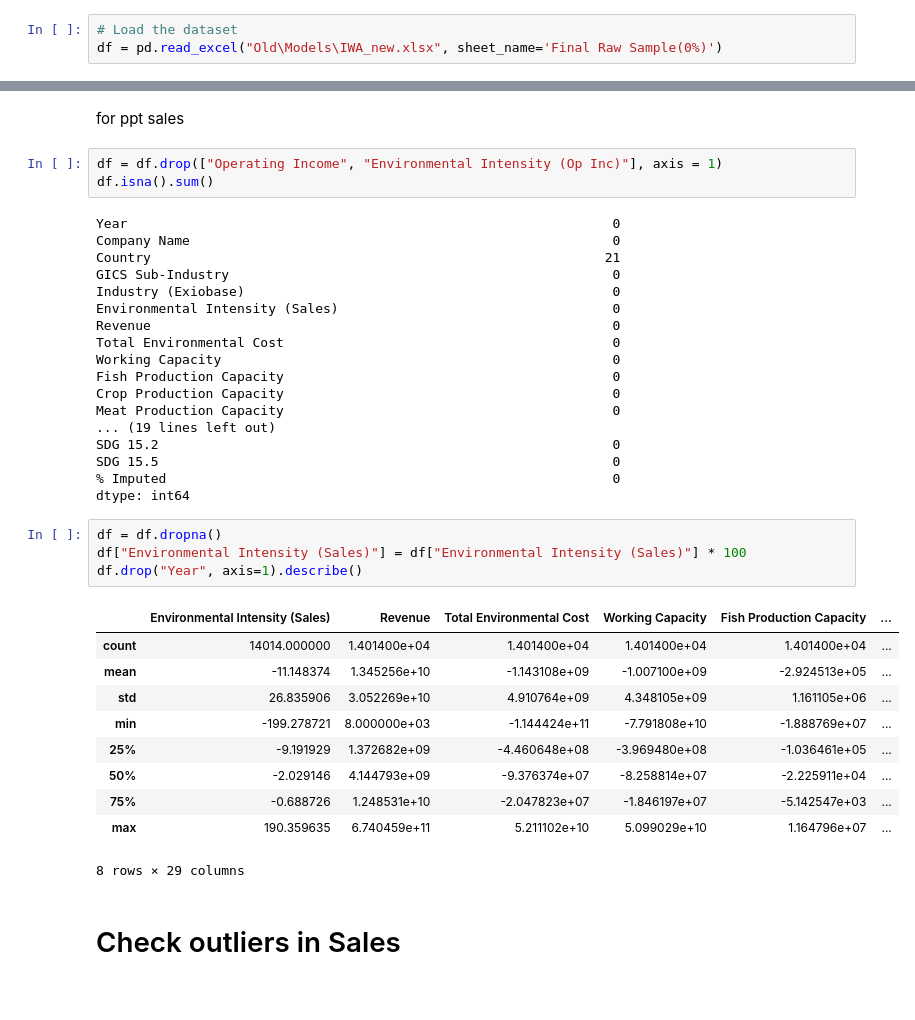
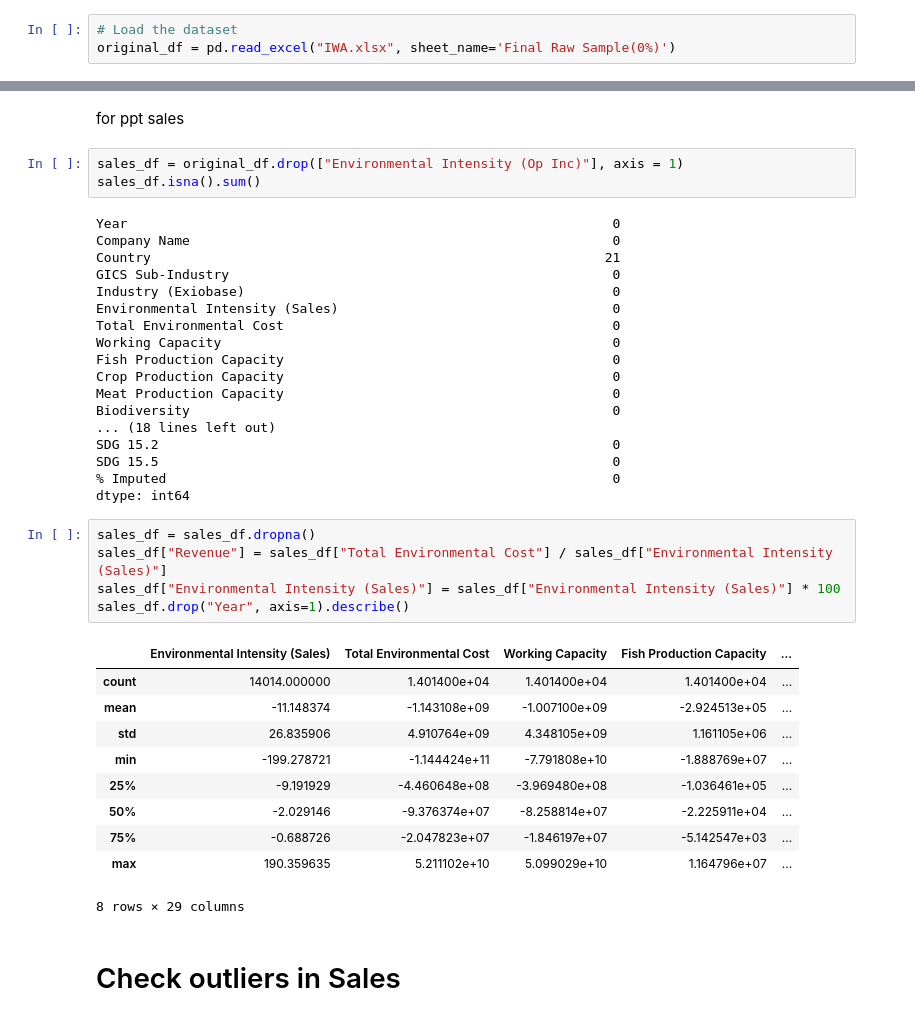
Before and after one commit to yummypugs/SPM-Project-Harvard, a Jupyter notebook: 1.0 Data Cleaning and Preprocessing.ipynb, the cells around one changed output, grey strips where cells are left out. Cells and saved outputs as stored; diff of their text form.

```diff
--- a/1.0 Data Cleaning and Preprocessing.ipynb
+++ b/1.0 Data Cleaning and Preprocessing.ipynb
@@ -7,5 +7,5 @@ import numpy as np
 # Import the Excel
 # %%
 # Load the dataset
-df = pd.read_excel("Old\Models\IWA_new.xlsx", sheet_name='Final Raw Sample(0%)')
+original_df = pd.read_excel("IWA.xlsx", sheet_name='Final Raw Sample(0%)')
 # %%
@@ -51,8 +51,8 @@ dtype: int64
 # %% [markdown]
 for ppt sales
 # %%
-df = df.drop(["Operating Income", "Environmental Intensity (Op Inc)"], axis = 1)
-df.isna().sum()
+sales_df = original_df.drop(["Environmental Intensity (Op Inc)"], axis = 1)
+sales_df.isna().sum()
 # %% [output]
 Year                                                              0
 Company Name                                                      0
@@ -60,31 +60,32 @@ Country                                                          21
 GICS Sub-Industry                                                 0
 Industry (Exiobase)                                               0
 Environmental Intensity (Sales)                                   0
-Revenue                                                           0
 Total Environmental Cost                                          0
 Working Capacity                                                  0
 Fish Production Capacity                                          0
 Crop Production Capacity                                          0
 Meat Production Capacity                                          0
-... (19 lines left out)
+Biodiversity                                                      0
+... (18 lines left out)
 SDG 15.2                                                          0
 SDG 15.5                                                          0
 % Imputed                                                         0
 dtype: int64
 # %%
-df = df.dropna()
-df["Environmental Intensity (Sales)"] = df["Environmental Intensity (Sales)"] * 100
-df.drop("Year", axis=1).describe()
+sales_df = sales_df.dropna()
+sales_df["Revenue"] = sales_df["Total Environmental Cost"] / sales_df["Environmental Intensity (Sales)"]
+sales_df["Environmental Intensity (Sales)"] = sales_df["Environmental Intensity (Sales)"] * 100
+sales_df.drop("Year", axis=1).describe()
 # %% [output]
-|  | Environmental Intensity (Sales) | Revenue | Total Environmental Cost | Working Capacity | Fish Production Capacity | ... |
-| count | 14014.000000 | 1.401400e+04 | 1.401400e+04 | 1.401400e+04 | 1.401400e+04 | ... |
-| mean | -11.148374 | 1.345256e+10 | -1.143108e+09 | -1.007100e+09 | -2.924513e+05 | ... |
-| std | 26.835906 | 3.052269e+10 | 4.910764e+09 | 4.348105e+09 | 1.161105e+06 | ... |
-| min | -199.278721 | 8.000000e+03 | -1.144424e+11 | -7.791808e+10 | -1.888769e+07 | ... |
-| 25% | -9.191929 | 1.372682e+09 | -4.460648e+08 | -3.969480e+08 | -1.036461e+05 | ... |
-| 50% | -2.029146 | 4.144793e+09 | -9.376374e+07 | -8.258814e+07 | -2.225911e+04 | ... |
-| 75% | -0.688726 | 1.248531e+10 | -2.047823e+07 | -1.846197e+07 | -5.142547e+03 | ... |
-| max | 190.359635 | 6.740459e+11 | 5.211102e+10 | 5.099029e+10 | 1.164796e+07 | ... |
+|  | Environmental Intensity (Sales) | Total Environmental Cost | Working Capacity | Fish Production Capacity | ... |
+| count | 14014.000000 | 1.401400e+04 | 1.401400e+04 | 1.401400e+04 | ... |
+| mean | -11.148374 | -1.143108e+09 | -1.007100e+09 | -2.924513e+05 | ... |
+| std | 26.835906 | 4.910764e+09 | 4.348105e+09 | 1.161105e+06 | ... |
+| min | -199.278721 | -1.144424e+11 | -7.791808e+10 | -1.888769e+07 | ... |
+| 25% | -9.191929 | -4.460648e+08 | -3.969480e+08 | -1.036461e+05 | ... |
+| 50% | -2.029146 | -9.376374e+07 | -8.258814e+07 | -2.225911e+04 | ... |
+| 75% | -0.688726 | -2.047823e+07 | -1.846197e+07 | -5.142547e+03 | ... |
+| max | 190.359635 | 5.211102e+10 | 5.099029e+10 | 1.164796e+07 | ... |
 8 rows × 29 columns
 # %% [markdown]
 # Check outliers in Sales
```
Also changed, not shown: parts of 18 cells of this notebook, 3 other files.
